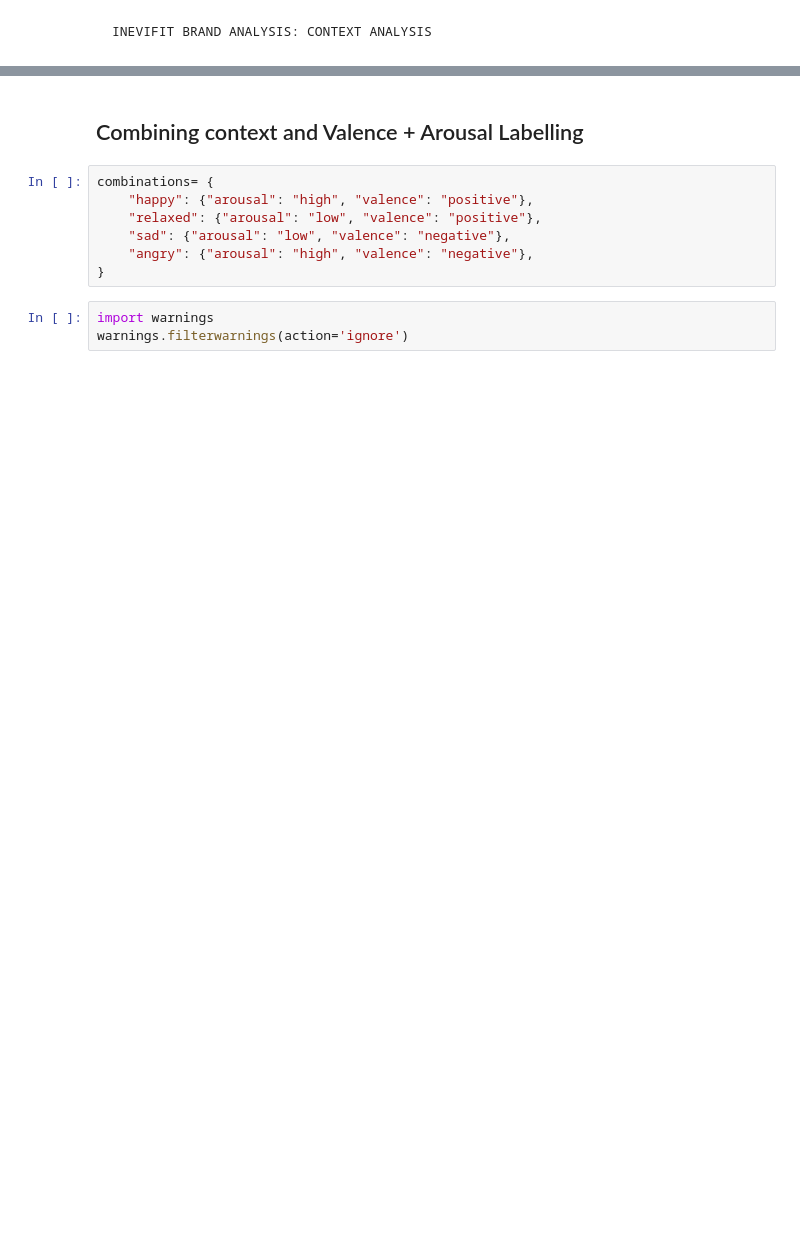
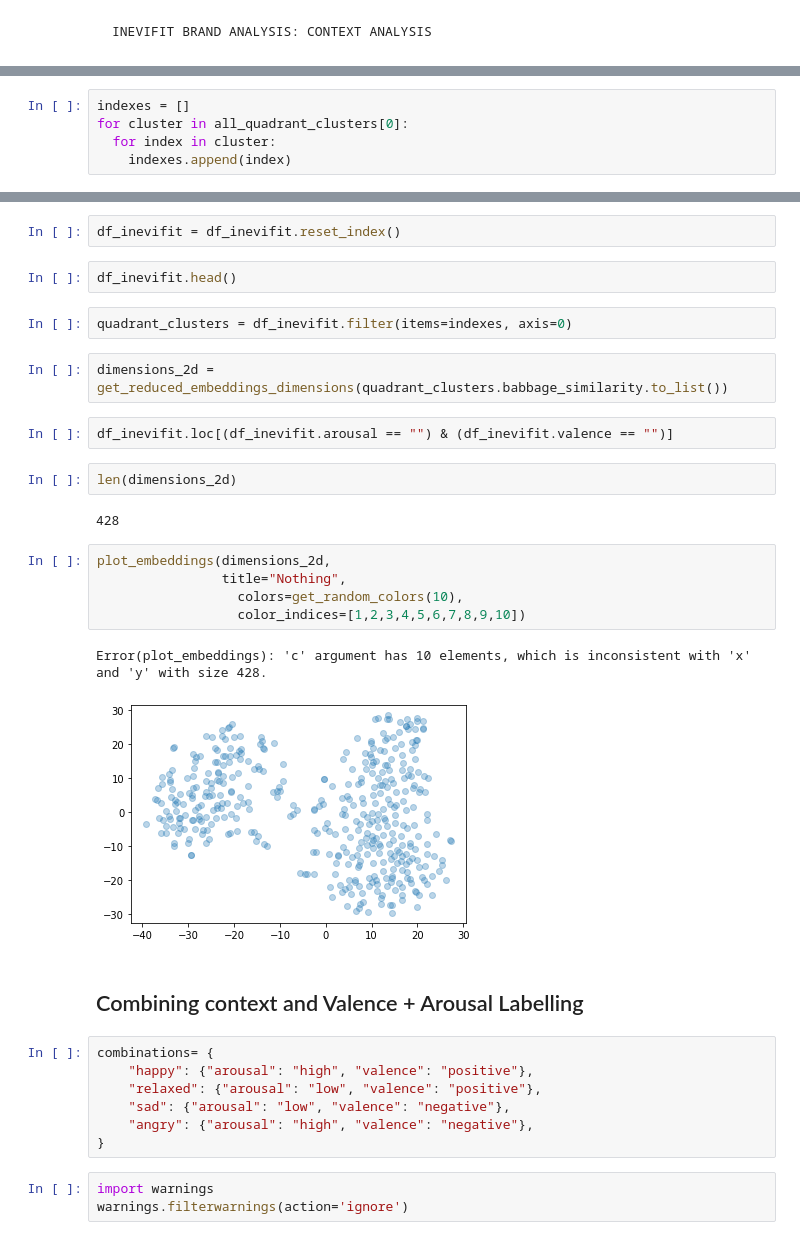
Before and after one commit to reachusama/text-analysis-using-gpt3-embeddings, a Jupyter notebook: Personal_Python_Notebooks_and_Scripting.ipynb, the cells around one changed output, grey strips where cells are left out. Cells and saved outputs as stored; diff of their text form; blank space fills up the shorter version.

Commit message:
Plotting remaining

```diff
--- a/Personal_Python_Notebooks_and_Scripting.ipynb
+++ b/Personal_Python_Notebooks_and_Scripting.ipynb
@@ -1489,0 +1523,5 @@ Error(cluster_reviews): 'numpy.ndarray' object has no attribute 'device'
+# %%
+indexes = []
+for cluster in all_quadrant_clusters[0]:
+  for index in cluster:
+    indexes.append(index)
@@ -1490,3 +1536,25 @@ Error(cluster_reviews): 'numpy.ndarray' object has no attribute 'device'
+# %%
+df_inevifit = df_inevifit.reset_index()
+# %%
+df_inevifit.head()
+# %%
+quadrant_clusters = df_inevifit.filter(items=indexes, axis=0)
+# %%
+dimensions_2d = get_reduced_embeddings_dimensions(quadrant_clusters.babbage_similarity.to_list())
+# %%
+df_inevifit.loc[(df_inevifit.arousal == "") & (df_inevifit.valence == "")]
+# %%
+len(dimensions_2d)
+# %% [output]
+428
+# %%
+plot_embeddings(dimensions_2d,
+                title="Nothing",
+                  colors=get_random_colors(10),
+                  color_indices=[1,2,3,4,5,6,7,8,9,10])
+# %% [output]
+Error(plot_embeddings): 'c' argument has 10 elements, which is inconsistent with 'x' and 'y' with size 428.
+[figure, added]
 # %% [markdown]
 ## Combining context and Valence + Arousal Labelling
 # %%
```
Also changed, not shown: parts of 22 cells of this notebook.
